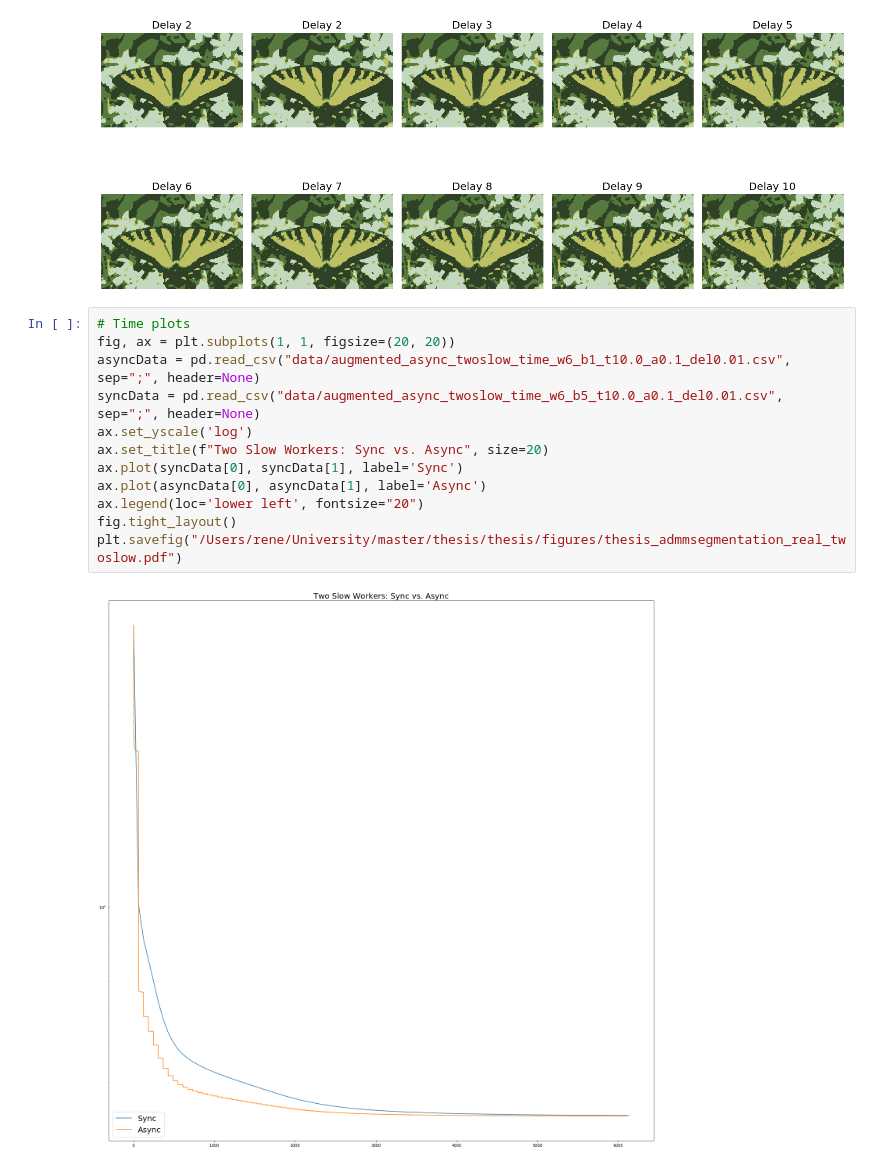
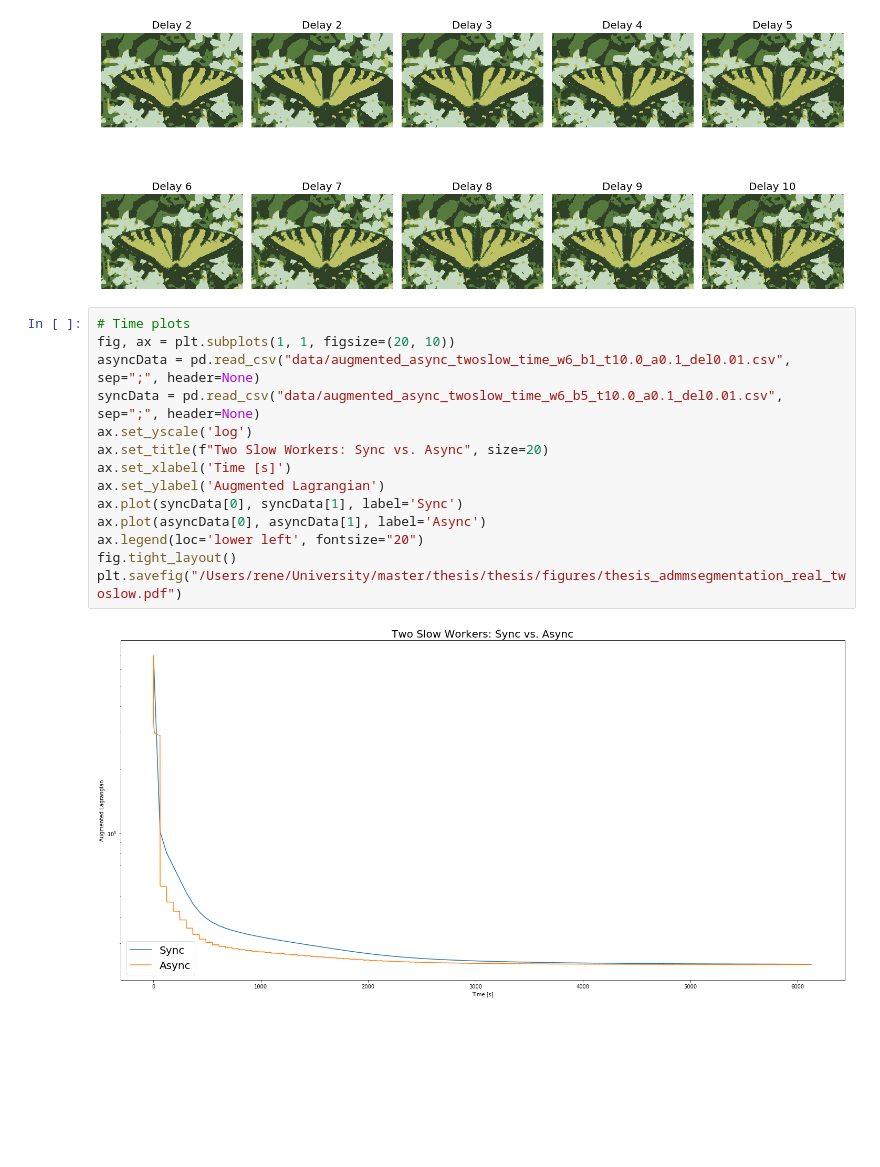
Before and after one commit to filipre/master-experiments, a Jupyter notebook: admm-segmentation/visualizations.ipynb, the cells around one changed output. Saved outputs shown, nothing was run; the diff lists cells and outputs as text; blank space fills up the shorter version.

```diff
--- a/admm-segmentation/visualizations.ipynb
+++ b/admm-segmentation/visualizations.ipynb
@@ -211,15 +226,17 @@ plt.savefig("/Users/rene/University/master/thesis/thesis/figures/thesis_admmsegm
 [figure]
 # %%
 # Time plots
-fig, ax = plt.subplots(1, 1, figsize=(20, 20))
+fig, ax = plt.subplots(1, 1, figsize=(20, 10))
 asyncData = pd.read_csv("data/augmented_async_twoslow_time_w6_b1_t10.0_a0.1_del0.01.csv", sep=";", header=None)
 syncData = pd.read_csv("data/augmented_async_twoslow_time_w6_b5_t10.0_a0.1_del0.01.csv", sep=";", header=None)
 ax.set_yscale('log')
 ax.set_title(f"Two Slow Workers: Sync vs. Async", size=20)
+ax.set_xlabel('Time [s]')
+ax.set_ylabel('Augmented Lagrangian')
 ax.plot(syncData[0], syncData[1], label='Sync')
 ax.plot(asyncData[0], asyncData[1], label='Async')
 ax.legend(loc='lower left', fontsize="20")
 fig.tight_layout()
 plt.savefig("/Users/rene/University/master/thesis/thesis/figures/thesis_admmsegmentation_real_twoslow.pdf")
 # %% [output]
-[figure, old version]
+[figure, new version]
```
Also changed, not shown: parts of 1 cell of this notebook, 1 other file.
